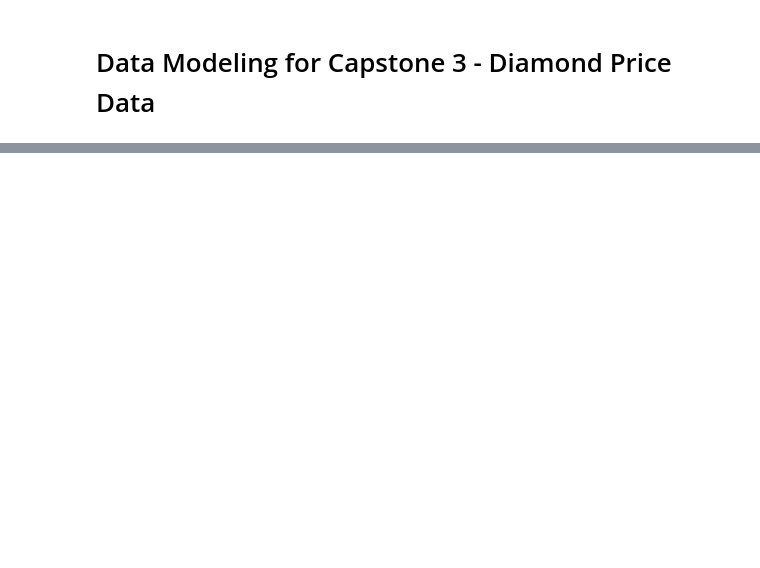
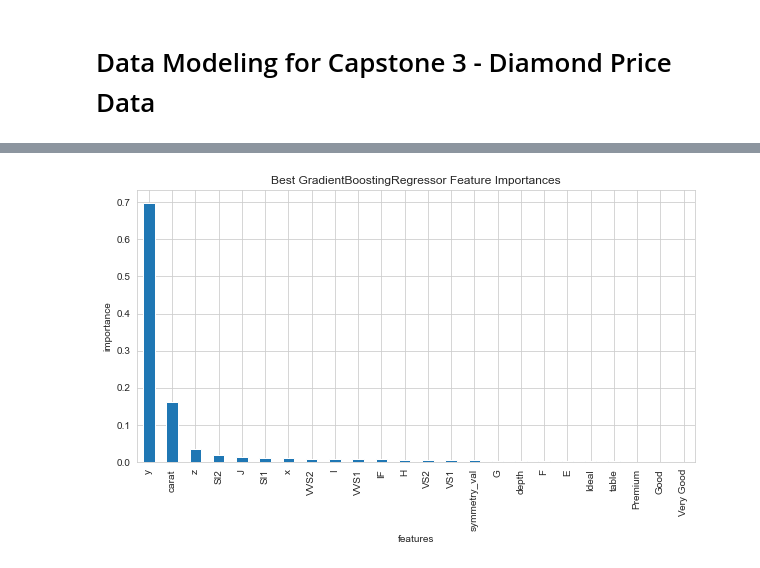
Before and after one commit to nnushart/Capstone3_DiamondPricePrediction, a Jupyter notebook: Notebooks/DataModeling_DiamondPrices.ipynb, the cells around one changed output, grey strips where cells are left out. Saved outputs shown, nothing was run; the diff lists cells and outputs as text; code cells hidden in the pictures; blank space fills up the shorter version.

```diff
--- a/Notebooks/DataModeling_DiamondPrices.ipynb
+++ b/Notebooks/DataModeling_DiamondPrices.ipynb
@@ -29,0 +261,10 @@ y_train.shape, y_test.shape
+# %%
+# Second Test of RF Regressor w/ Random Search optimized parameters
+
+clf_RF2 = GridSearchCV(pipe_RF,
+                      param_grid=gridparams_RF2,
+                      cv=5,
+                      n_jobs=-1
+                     )
+
+clf_RF2.fit(X_train, y_train.values.ravel())
@@ -29,0 +317,7 @@ y_train.shape, y_test.shape
+# %%
+gridparams_GBR = {'gradientboostingregressor__n_estimators':[10, 50, 100, 500],
+                  'gradientboostingregressor__learning_rate':[0.001, 0.01, 0.1, 1.0],
+                  'gradientboostingregressor__max_depth':[1, 2, 5, 10],
+                 }
+
+gridparams_GBR
@@ -31,0 +423,13 @@ y_train.shape, y_test.shape
+# %%
+plt.subplots(figsize=(10, 5))
+
+imps_GBR = clf_GBR.best_estimator_.named_steps.gradientboostingregressor.feature_importances_
+grb_feat_imps_GBR = pd.Series(imps_GBR, index=X_train.columns).sort_values(ascending=False)
+
+grb_feat_imps_GBR.plot(kind='bar')
+
+plt.xlabel('features')
+plt.ylabel('importance')
+plt.title('Best GradientBoostingRegressor Feature Importances');
+# %% [output]
+[figure, added]
```
Also changed, not shown: parts of 44 cells of this notebook, 2 other files.
